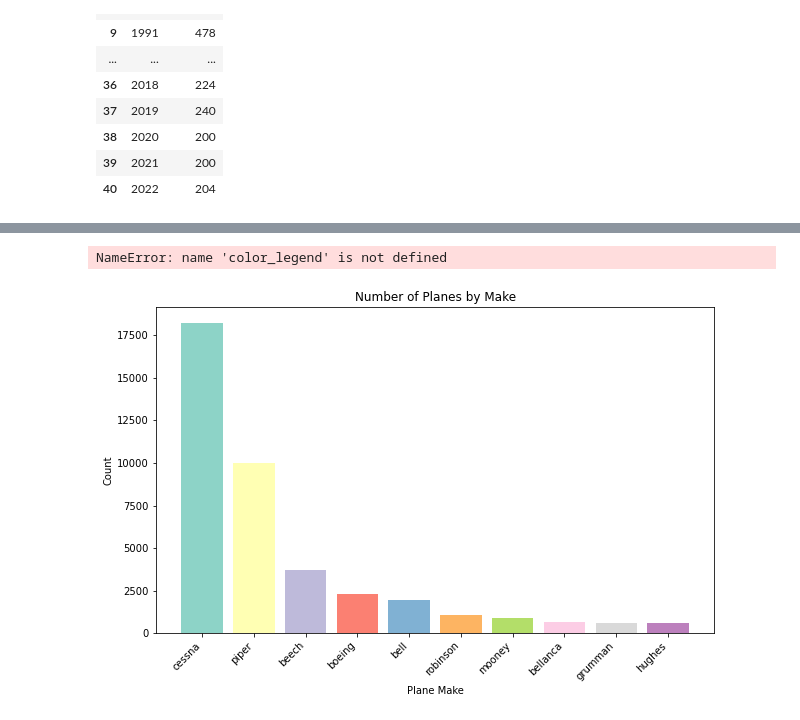
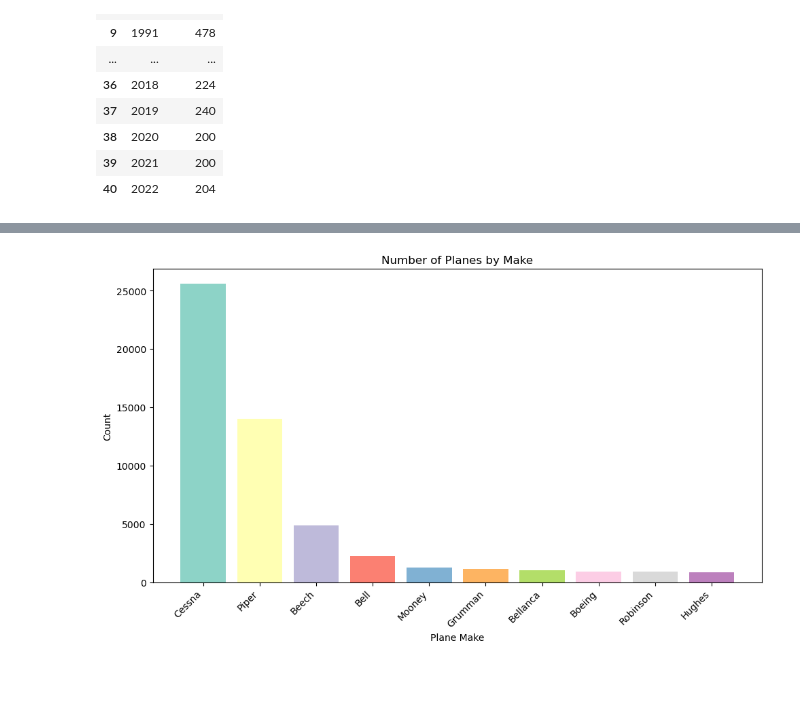
Before and after one commit to brocc12/Brocco_Holdings, a Jupyter notebook: student.ipynb, the cells around one changed output, grey strips where cells are left out. Saved outputs shown, nothing was run; the diff lists cells and outputs as text; code cells hidden in the pictures; blank space fills up the shorter version.

```diff
--- a/student.ipynb
+++ b/student.ipynb
@@ -446,2 +400,2 @@ df
 # %%
-df['Event.Date']=df['Event.Date'].apply(pd.to_datetime)
+df.loc[:, 'Event.Date'] = df['Event.Date'].apply(pd.to_datetime)
@@ -468,2 +401,0 @@ df
-# %%
-df.rename(columns={'Event.Date': 'Date'}, inplace=True)
@@ -478,12 +401,0 @@ df.rename(columns={'Event.Date': 'Date'}, inplace=True)
-# %%
-df['month'] = df['Date'].dt.month
-
-monthly_event_counts = df.groupby('month').size().reset_index(name='Date')
-plt.figure(figsize=(10, 6))
-plt.bar(monthly_event_counts['month'], monthly_event_counts['Date'], tick_label=monthly_event_counts['month'])
-#plt.bar(monthly_event_counts['month'], monthly_event_counts['Date'], tick_label=monthly_event_counts['month'], color=color_palette(range(len(months))))
-color_palette = plt.cm.get_cmap('tab20')
-plt.xlabel('Month')
-plt.ylabel('Number of Events')
-plt.title('Number of Events by Month (Aggregated Across Years)')
-plt.show()
@@ -510,2 +401,0 @@ df
-# %%
-df = df[df['Date'].dt.year >= 1990]
@@ -550,29 +424,23 @@ df_selected
 # %%
 make_counts = df['Make'].value_counts()
 
 #top_10_makes = make_counts.head(10)
 
 # Create a colorful bar chart
 plt.figure(figsize=(10, 6))
-color_palette = plt.cm.get_cmap('Set3')  # You can choose any colormap you like
+color_palette = plt.colormaps['Set3']
 
 bars = plt.bar(make_counts.head(10).index, make_counts.head(10).values, color=color_palette(range(10)))
 
 plt.xlabel('Plane Make')
 plt.ylabel('Count')
 plt.title('Number of Planes by Make')
 plt.xticks(rotation=45, ha='right')
 
-# Adding color legend
-#color_legend = plt.colorbar(bars, ticks=np.linspace(0, 1, 10), orientation='vertical')
-color_legend.set_ticklabels(make_counts.index)
-color_legend.set_label('Car Makes')
-
 plt.tight_layout()
 plt.show()
 # %% [output]
-NameError: name 'color_legend' is not defined
-[figure, old version]
+[figure, new version]
 # %%
 df['Model'].head()
 # %% [output]
```
Also changed, not shown: parts of 31 cells of this notebook, 2 other files.
